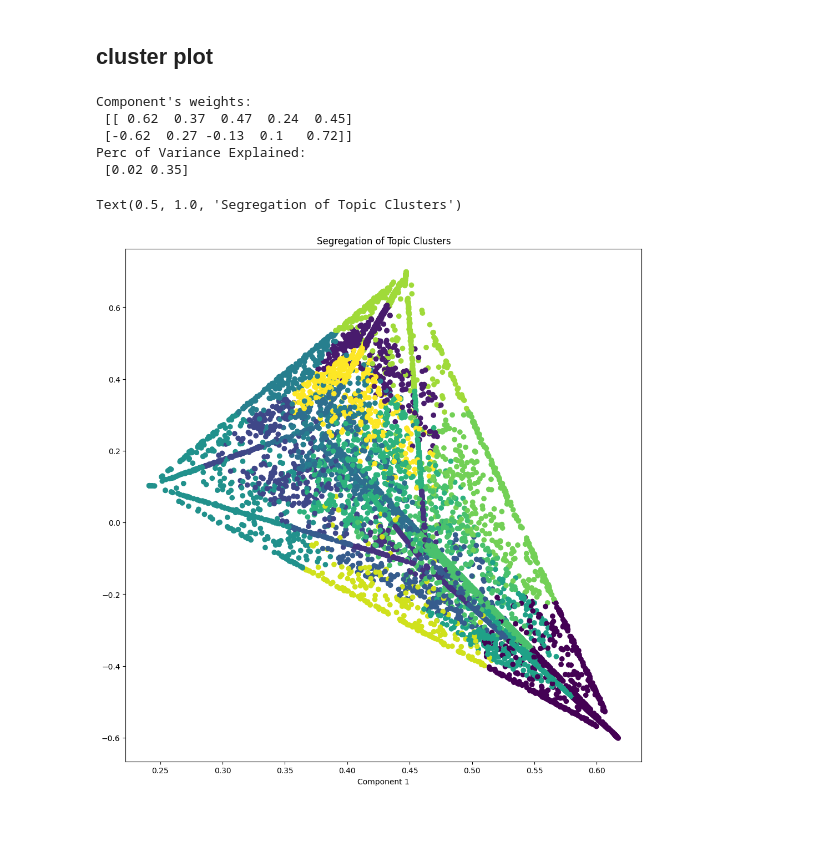
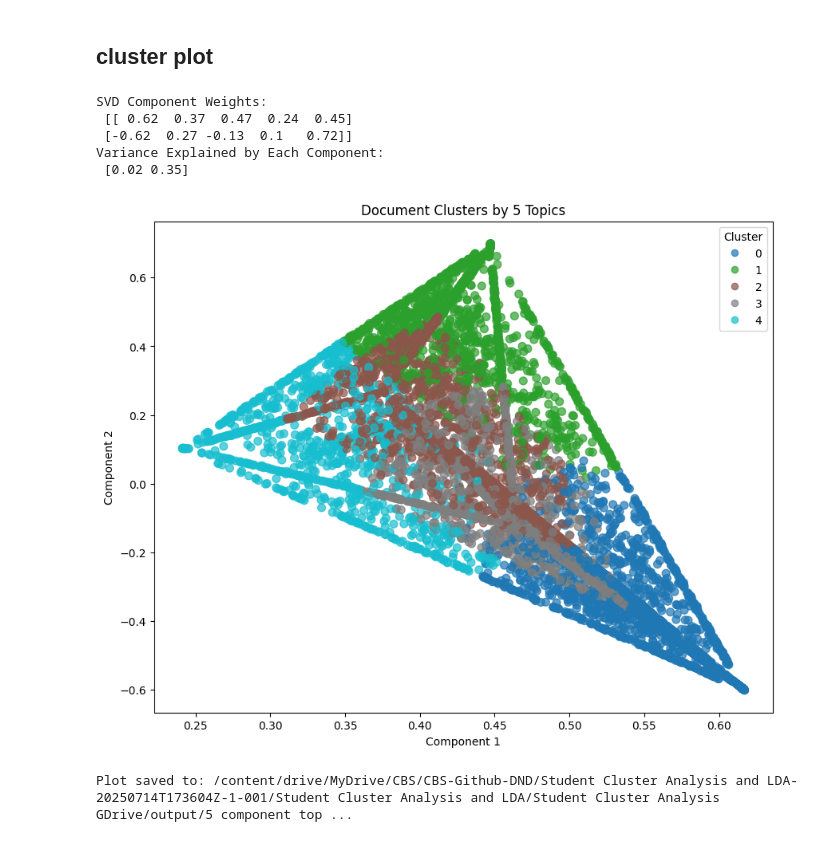
Before and after one commit to dyuthiii/CBS-Github-DND, a Jupyter notebook: Student Cluster Analysis and LDA-20250714T173604Z-1-001/Student Cluster Analysis and LDA/Student Cluster Analysis GDrive/code/LDA final.ipynb, the cells around one changed output. Saved outputs shown, nothing was run; the diff lists cells and outputs as text; code cells hidden in the pictures.

```diff
--- a/Student Cluster Analysis and LDA-20250714T173604Z-1-001/Student Cluster Analysis and LDA/Student Cluster Analysis GDrive/code/LDA final.ipynb
+++ b/Student Cluster Analysis and LDA-20250714T173604Z-1-001/Student Cluster Analysis and LDA/Student Cluster Analysis GDrive/code/LDA final.ipynb
@@ -1313,7 +1321,7 @@ GridSearch the best LDA model
 '''
 # Define Search Param
 search_params = {'n_components': [1,2,3,4,5,6,7,8,9,10],
-                 'learning_decay': [.5,.7], #according to article, learning decay SHOULD be >.5, and around .7 is optimal.
+                 'learning_decay': [.7], #according to article, learning decay SHOULD be >.5, and around .7 is optimal.
                  'batch_size': [128, 256, 2000]}
 # Init the Model
 lda = LatentDirichletAllocation()
@@ -1381,0 +1425,5 @@ Topic numbers for decay 0.7: [1, 4, 5, 9]
+# %%
+'''
+Build LDA model with sklearn
+'''
+best_lda_model = random_search.best_estimator_
@@ -1546,35 +1681,54 @@ Topic 4: entrepreneurship, healthcare, half, product, climate, venture capital,
 '''
 cluster documents that share similar topics and plot
 '''
-# Construct the k-means clusters
+n_components = 5   # number of LDA topics
 
-clusters = KMeans(n_clusters=15, random_state=100).fit_predict(lda_output)
-# Build the Singular Value Decomposition(SVD) model
-svd_model = TruncatedSVD(n_components=2)  # 2 components
+# Cluster documents into 5 groups
+clusters = KMeans(n_clusters=n_components, random_state=100).fit_predict(lda_output)
+
+# Reduce dimensions to 2D using SVD
+svd_model = TruncatedSVD(n_components=2, random_state=100)
 lda_output_svd = svd_model.fit_transform(lda_output)
-# X and Y axes of the plot using SVD decomposition
+
 x = lda_output_svd[:, 0]
 y = lda_output_svd[:, 1]
-# Weights for the 15 columns of lda_output, for each component
-print("Component's weights: \n", np.round(svd_model.components_, 2))
-# Percentage of total information in 'lda_output' explained by the two components
-print("Perc of Variance Explained: \n", np.round(svd_model.explained_variance_ratio_, 2))
+
+print("SVD Component Weights:\n", np.round(svd_model.components_, 2))
+print("Variance Explained by Each Component:\n", np.round(svd_model.explained_variance_ratio_, 2))
 # %% [output]
-Component's weights:
+SVD Component Weights:
  [[ 0.62  0.37  0.47  0.24  0.45]
  [-0.62  0.27 -0.13  0.1   0.72]]
-Perc of Variance Explained:
+Variance Explained by Each Component:
  [0.02 0.35]
 # %%
 '''
 Plot clusters
 '''
 # Plot
-plt.figure(figsize=(12, 12))
-plt.scatter(x, y, c=clusters)
-plt.xlabel('Component 2')
-plt.xlabel('Component 1')
-plt.title("Segregation of Topic Clusters", )
+plt.figure(figsize=(10, 8))
+scatter = plt.scatter(x, y, c=clusters, cmap="tab10", alpha=0.7, s=50)
+plt.xlabel("Component 1")
+plt.ylabel("Component 2")
+plt.title("Document Clusters by 5 Topics")
+plt.legend(*scatter.legend_elements(), title="Cluster")
+plt.show()
 # %% [output]
-Text(0.5, 1.0, 'Segregation of Topic Clusters')
-[figure, old version]
+[figure, new version]
+# %%
+# Example path inside your Google Drive
+save_path = "/content/drive/MyDrive/CBS/CBS-Github-DND/Student Cluster Analysis and LDA-20250714T173604Z-1-001/Student Cluster Analysis and LDA/Student Cluster Analysis GDrive/output/5 component topic_clusters.png"
+
+plt.figure(figsize=(10, 8))
+scatter = plt.scatter(x, y, c=clusters, cmap="tab10", alpha=0.7, s=50)
+plt.xlabel("Component 1")
+plt.ylabel("Component 2")
+plt.title("Document Clusters by 5 Topics")
+plt.legend(*scatter.legend_elements(), title="Cluster")
+
+plt.savefig(save_path, dpi=300, bbox_inches="tight")
+plt.close()
+
+print("Plot saved to:", save_path)
+# %% [output]
+Plot saved to: /content/drive/MyDrive/CBS/CBS-Github-DND/Student Cluster Analysis and LDA-20250714T173604Z-1-001/Student Cluster Analysis and LDA/Student Cluster Analysis GDrive/output/5 component top ...
```
Also changed, not shown: parts of 8 cells of this notebook, 1 other file.
